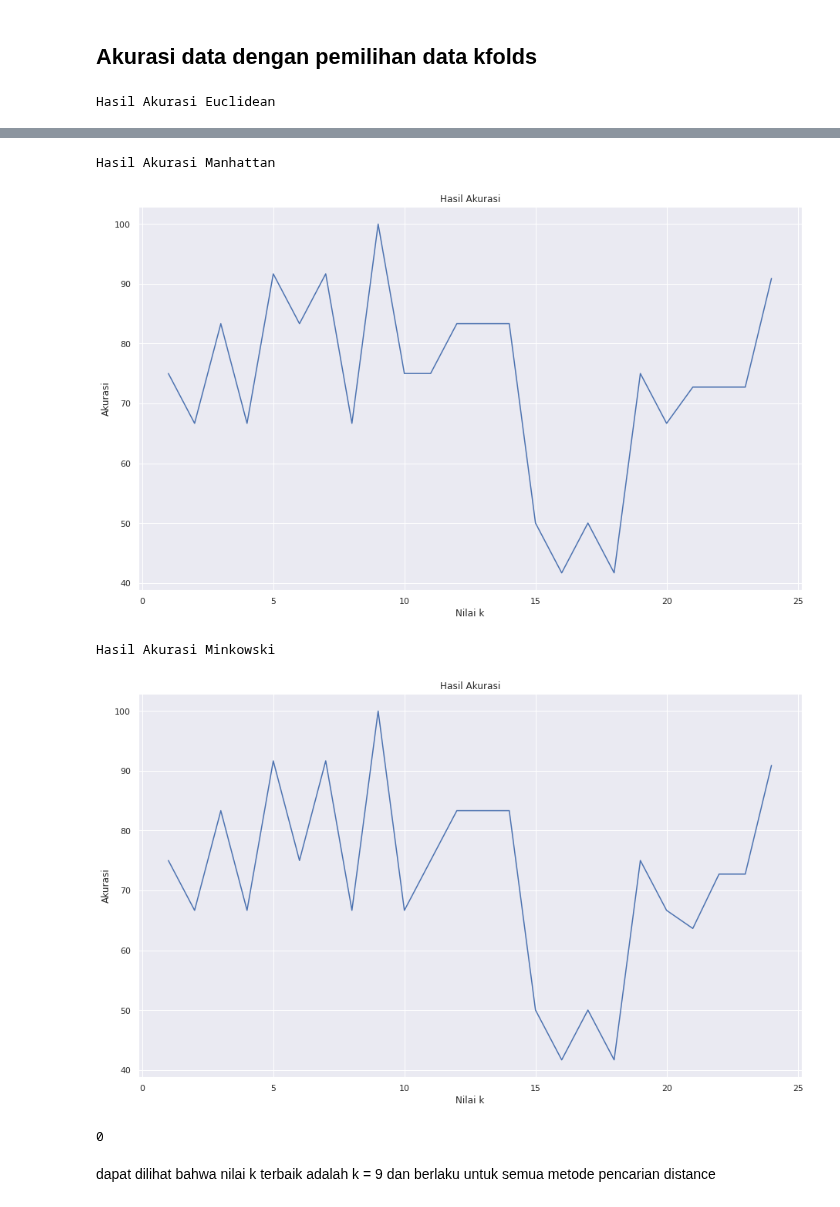
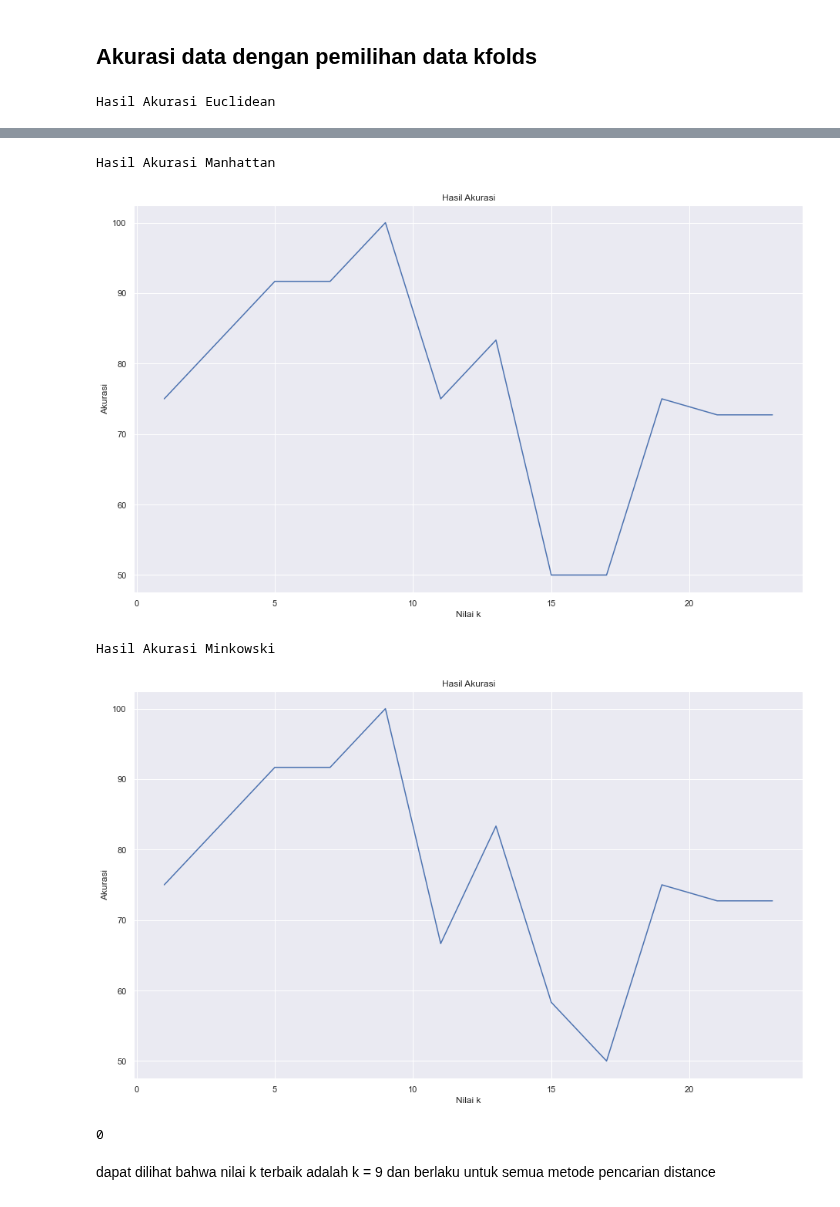
Before and after one commit to khalilullahalfaath/AI_Tubes-03-Learning, a Jupyter notebook: AI_Kelompok_15_Learning.ipynb, the cells around one changed output, grey strips where cells are left out. Drawn from its saved outputs; the diff is of its cells as text; code cells hidden in the pictures.

```diff
--- a/AI_Kelompok_15_Learning.ipynb
+++ b/AI_Kelompok_15_Learning.ipynb
@@ -377,32 +445,31 @@ def vote(result):
     for data in result:
         count0 = 0; count1 = 0;
         for dataVal in data:
-            if dataVal[1] == 0.0:
-                count0 += 1
-            else:
-                count1 += 1
+            if dataVal[1] == 0:
+                count0 = count0 + 1
+            elif dataVal[1] == 1:
+                count1 = count1 + 1
         if count0 > count1:
             hasil.append(0)
         else:
             hasil.append(1)
+    #print(hasil)
     return hasil
 # %% [markdown]
 ## Menghitung nilai akurasi
 # %%
 def akurasi(hasil,yVal):
-    yVal = np.array(yVal)
-    hasil = np.array(hasil)
     akurasi = 0
     for i in range(len(hasil)):
-        if hasil[i] == yVal[i][0]:
-                akurasi += 1
+        if hasil[i] == yVal[i]:
+                akurasi = akurasi + 1
     return akurasi
 # %% [markdown]
 ## Membuat plot nilai akurasi untuk memilih k terbaik
 # %%
 def makePlot(akurasiList,k):
     listAngka = []
-    for i in range(1,k):
+    for i in range(1,k,2):
         listAngka.append(i)
     plt.plot(listAngka,akurasiList)
     plt.title("Hasil Akurasi")
@@ -439,7 +506,7 @@ def kFolds(arrayDf,k):
     folds = np.array_split(arrayDf,k)
     listEuclidean, listManhattan,listMinkowski = [],[],[]
 
-    for i in range(1,k):
+    for i in range(1,k,2):
         #print("Folds: ",i)
         trainingSet = folds.copy()
         validationSet = folds[i]
@@ -466,6 +533,6 @@ def kFolds(arrayDf,k):
 # %% [markdown]
 ## Akurasi data dengan pemilihan data kfolds
 # %%
-kFolds(arrayDf,25)
+kFolds(dataNormalized,25)
 # %% [output]
 Hasil Akurasi Euclidean
@@ -473,7 +540,7 @@ Hasil Akurasi Euclidean
 Hasil Akurasi Manhattan
-[figure, old version]
+[figure, new version]
 Hasil Akurasi Minkowski
-[figure, old version]
+[figure, new version]
 0
 # %% [markdown]
 dapat dilihat bahwa nilai k terbaik adalah k = 9 dan berlaku untuk semua metode pencarian distance
```
Also changed, not shown: parts of 40 cells of this notebook, 1 other file.
